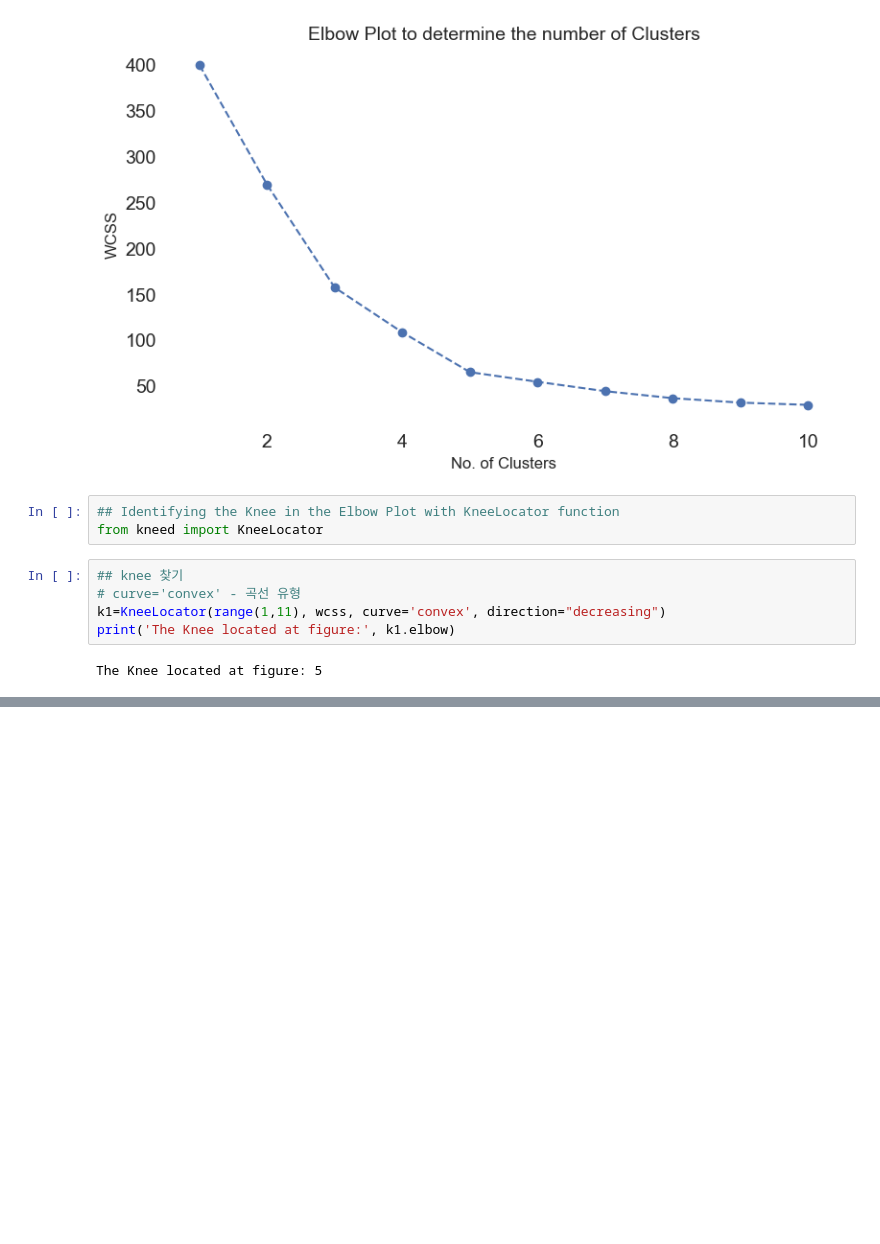
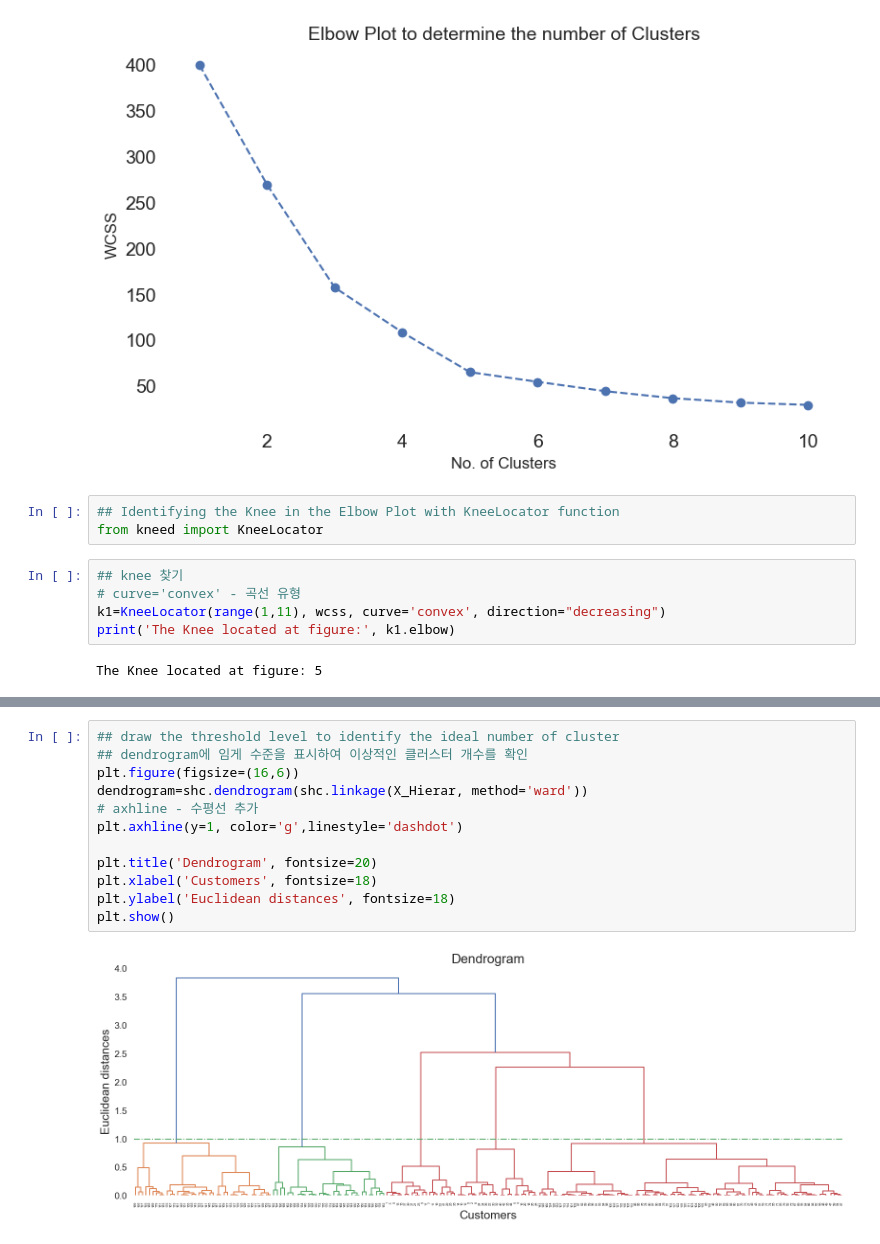
Before and after one commit to dahyjang/Customer_Segmentation, a Jupyter notebook: kmeans_hierarchial.ipynb, the cells around one changed output, grey strips where cells are left out. Saved outputs shown, nothing was run; the diff lists cells and outputs as text; blank space fills up the shorter version.

```diff
--- a/kmeans_hierarchial.ipynb
+++ b/kmeans_hierarchial.ipynb
@@ -287,0 +402,14 @@ The Knee located at figure: 5
+# %%
+## draw the threshold level to identify the ideal number of cluster
+## dendrogram에 임게 수준을 표시하여 이상적인 클러스터 개수를 확인
+plt.figure(figsize=(16,6))
+dendrogram=shc.dendrogram(shc.linkage(X_Hierar, method='ward'))
+# axhline - 수평선 추가
+plt.axhline(y=1, color='g',linestyle='dashdot')
+
+plt.title('Dendrogram', fontsize=20)
+plt.xlabel('Customers', fontsize=18)
+plt.ylabel('Euclidean distances', fontsize=18)
+plt.show()
+# %% [output]
+[figure, added]
```
Also changed, not shown: parts of 14 cells of this notebook.
